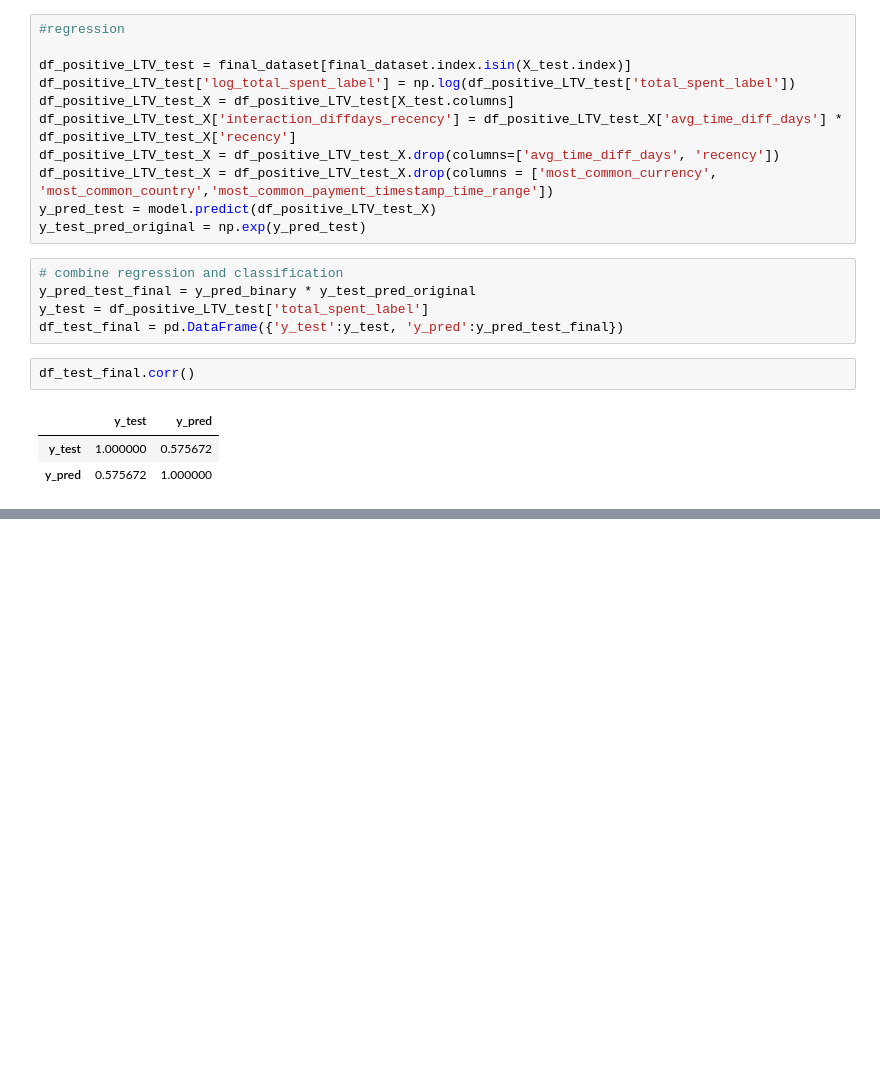
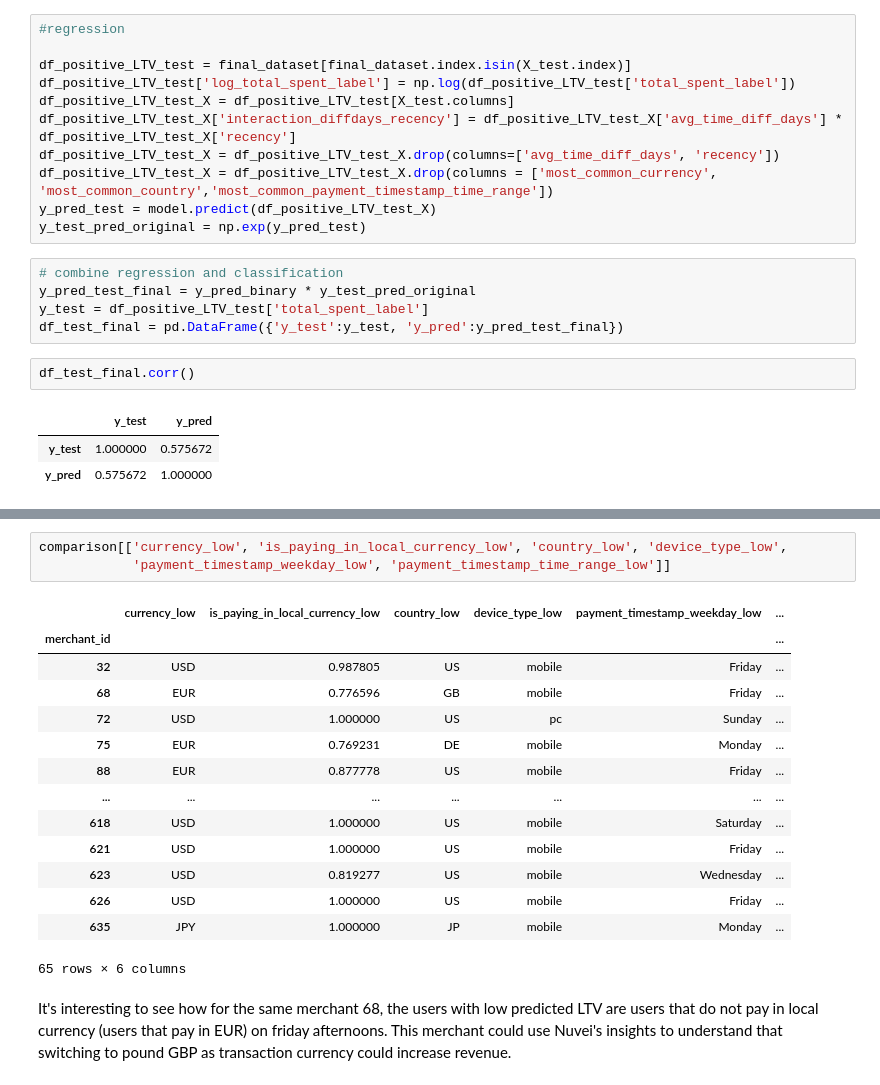
Before and after one commit to gioiablayer96/data-wizard-gioia, a Jupyter notebook: Home_Assignments/Nuvei_home_assignment/nuvei_home_assignment_gioia_blayer.ipynb, the cells around one changed output, grey strips where cells are left out. Saved outputs shown, nothing was run; the diff lists cells and outputs as text; blank space fills up the shorter version.

```diff
--- a/Home_Assignments/Nuvei_home_assignment/nuvei_home_assignment_gioia_blayer.ipynb
+++ b/Home_Assignments/Nuvei_home_assignment/nuvei_home_assignment_gioia_blayer.ipynb
@@ -3000,0 +3193,20 @@ Predictions are reasonably aligned with acual values: the model captures meaning
+# %%
+comparison[['currency_low', 'is_paying_in_local_currency_low', 'country_low', 'device_type_low',
+            'payment_timestamp_weekday_low', 'payment_timestamp_time_range_low']]
+# %% [output]
+|  | currency_low | is_paying_in_local_currency_low | country_low | device_type_low | payment_timestamp_weekday_low | ... |
+| merchant_id |  |  |  |  |  | ... |
+| 32 | USD | 0.987805 | US | mobile | Friday | ... |
+| 68 | EUR | 0.776596 | GB | mobile | Friday | ... |
+| 72 | USD | 1.000000 | US | pc | Sunday | ... |
+| 75 | EUR | 0.769231 | DE | mobile | Monday | ... |
+| 88 | EUR | 0.877778 | US | mobile | Friday | ... |
+| ... | ... | ... | ... | ... | ... | ... |
+| 618 | USD | 1.000000 | US | mobile | Saturday | ... |
+| 621 | USD | 1.000000 | US | mobile | Friday | ... |
+| 623 | USD | 0.819277 | US | mobile | Wednesday | ... |
+| 626 | USD | 1.000000 | US | mobile | Friday | ... |
+| 635 | JPY | 1.000000 | JP | mobile | Monday | ... |
+65 rows × 6 columns
+# %% [markdown]
+It's interesting to see how for the same merchant 68, the users with low predicted LTV are users that do not pay in local currency (users that pay in EUR) on friday afternoons. This merchant could use Nuvei's insights to understand that switching to pound GBP as transaction currency could increase revenue.
```
Also changed, not shown: parts of 18 cells of this notebook.
